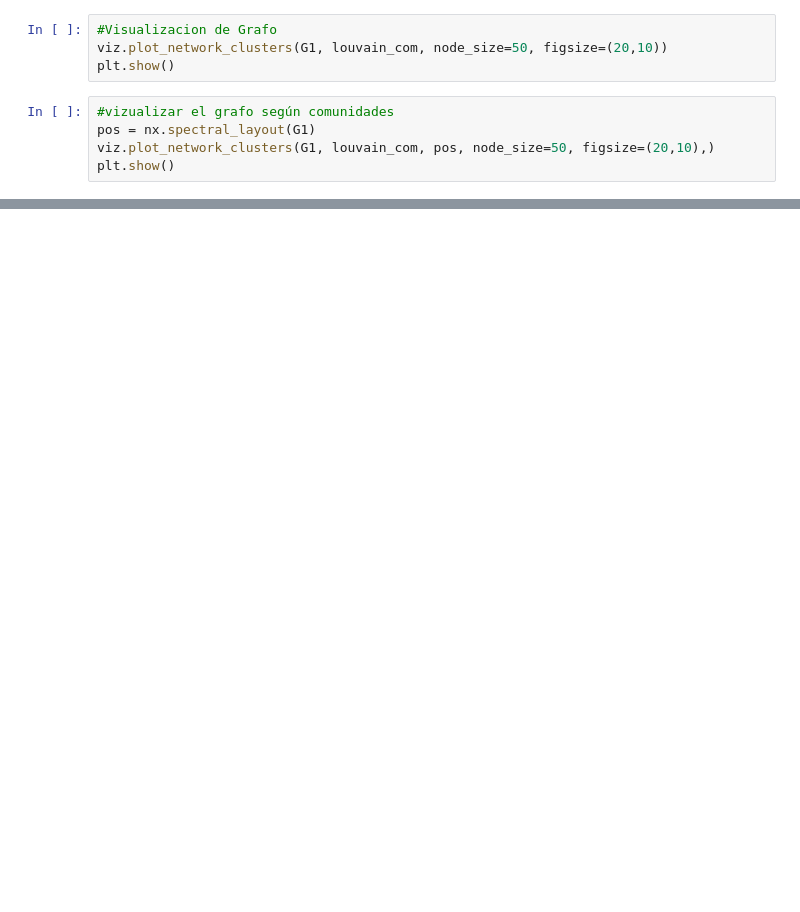
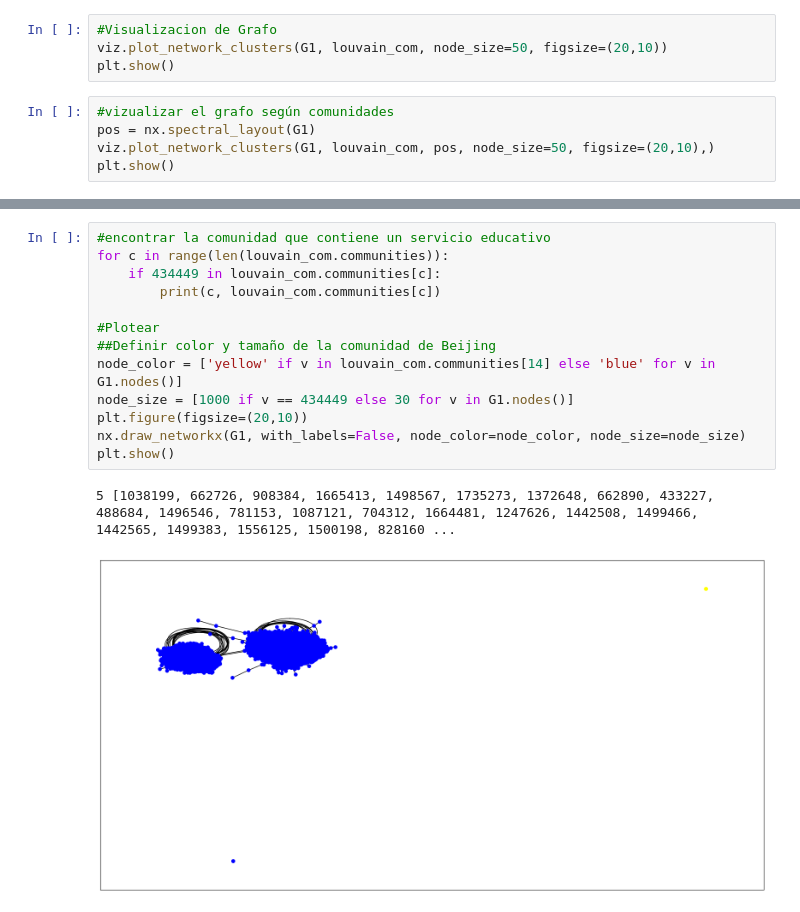
Before and after one commit to Maestria-Data-Science-UPC-G1/grafo_colegios, a Jupyter notebook: Comunidades.ipynb, the cells around one changed output, grey strips where cells are left out. Drawn from its saved outputs; the diff is of its cells as text; blank space fills up the shorter version.

Commit message:
Comunidades

```diff
--- a/Comunidades.ipynb
+++ b/Comunidades.ipynb
@@ -170,0 +194,16 @@ plt.show()
+# %%
+#encontrar la comunidad que contiene un servicio educativo
+for c in range(len(louvain_com.communities)):
+    if 434449 in louvain_com.communities[c]:
+        print(c, louvain_com.communities[c])
+
+#Plotear
+##Definir color y tamaño de la comunidad de Beijing
+node_color = ['yellow' if v in louvain_com.communities[14] else 'blue' for v in G1.nodes()]
+node_size = [1000 if v == 434449 else 30 for v in G1.nodes()]
+plt.figure(figsize=(20,10))
+nx.draw_networkx(G1, with_labels=False, node_color=node_color, node_size=node_size)
+plt.show()
+# %% [output]
+5 [1038199, 662726, 908384, 1665413, 1498567, 1735273, 1372648, 662890, 433227, 488684, 1496546, 781153, 1087121, 704312, 1664481, 1247626, 1442508, 1499466, 1442565, 1499383, 1556125, 1500198, 828160 ...
+[figure, added]
```
Also changed, not shown: parts of 33 cells of this notebook.
